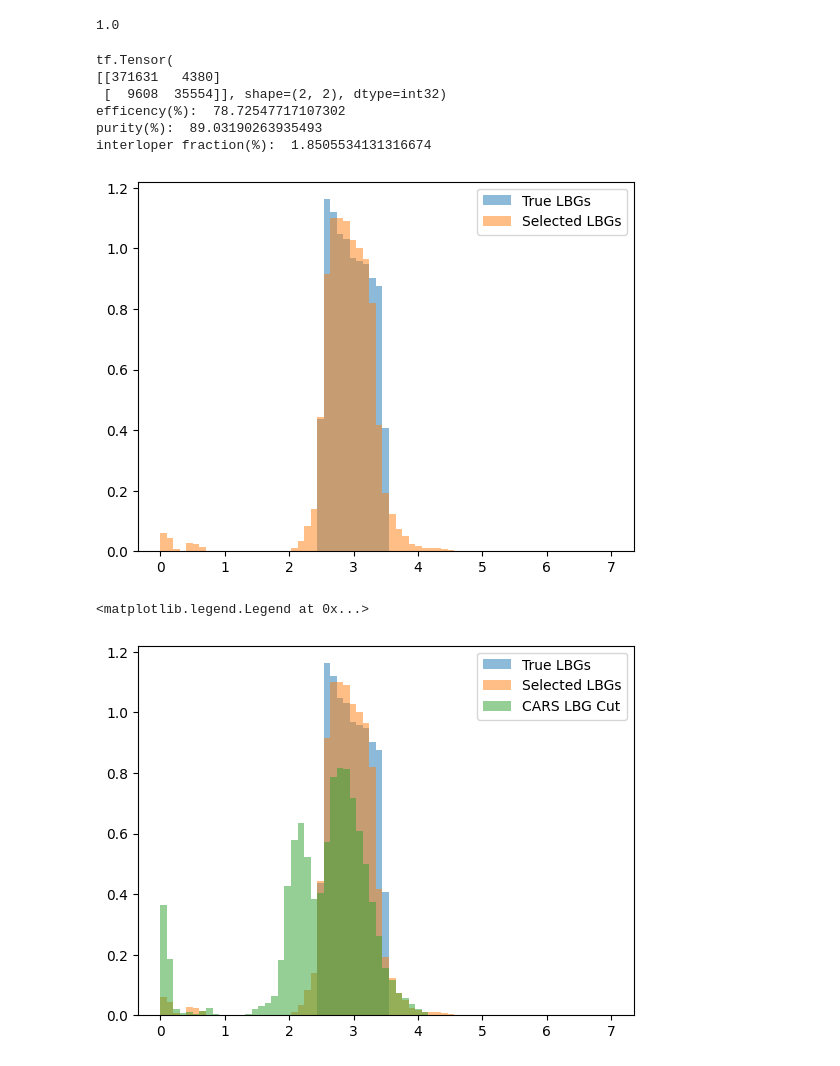
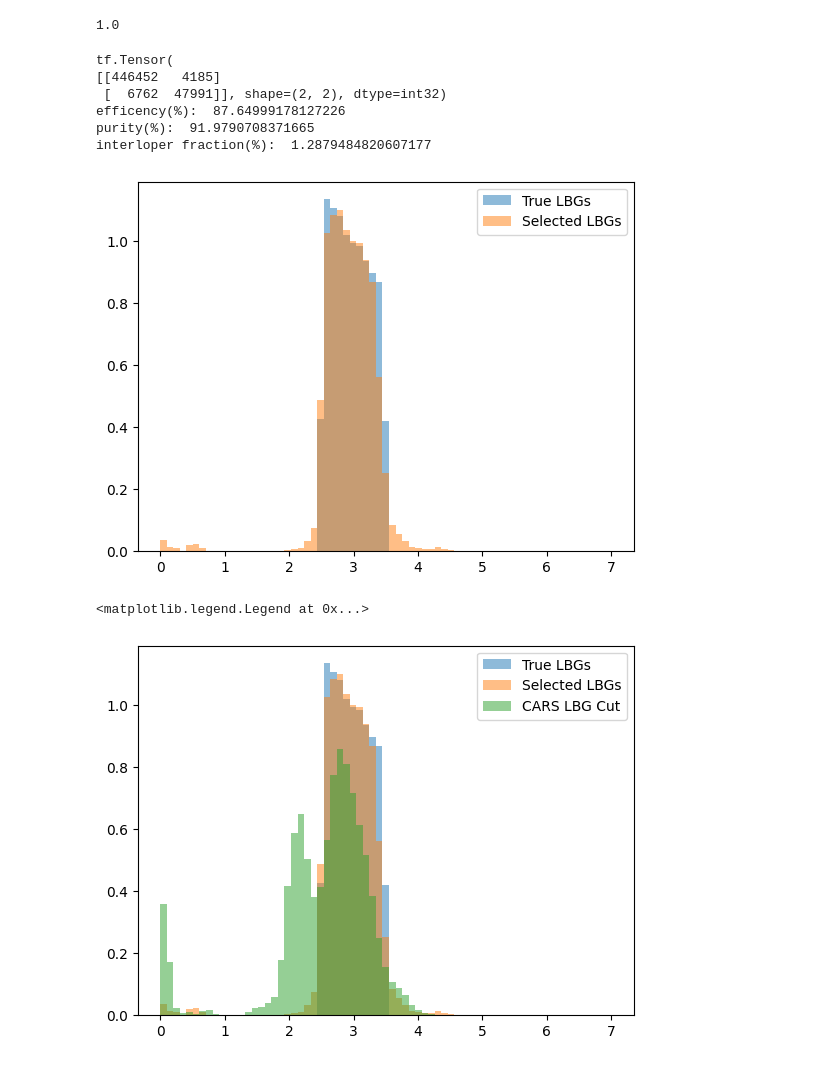
Before and after one commit to fpetri115/LBGoptimise, a Jupyter notebook: test_training_data.ipynb, the cells around one changed output. Drawn from its saved outputs; the diff is of its cells as text; code cells hidden in the pictures.

Commit message:
parameterise by colours

```diff
--- a/test_training_data.ipynb
+++ b/test_training_data.ipynb
@@ -9,7 +9,7 @@ sps_parameters = np.load("training_data/sps_parameters_150600000.npy")
 # %%
 photometry = np.load("training_data/photometry_150600000.npy")
 # %%
-nsamples = 50000000
+nsamples = 60000000
 full_params = sps_parameters[:nsamples, :]
 full_data = photometry[:nsamples, :]
 full_redshifts = full_params[:, 0]
@@ -49,7 +49,7 @@ def calculate_colours(photometry):
 # %%
 #From photometry want to predict label
 print(data.shape)
-features = calculate_colours(data)
+data = calculate_colours(data)
 
 
 dataset = tf.data.Dataset.from_tensor_slices((data, labels))
@@ -158,22 +158,21 @@ print("purity(%): ", float((cmatrix[1, 1]/(cmatrix[0,1]+cmatrix[1, 1]))*100)) #o
 print("interloper fraction(%): ", (ninterlopers/selected_lbgs.shape[0])*100)
 # %% [output]
 tf.Tensor(
-[[371631   4380]
- [  9608  35554]], shape=(2, 2), dtype=int32)
-efficency(%):  78.72547717107302
-purity(%):  89.03190263935493
-interloper fraction(%):  1.8505534131316674
+[[446452   4185]
+ [  6762  47991]], shape=(2, 2), dtype=int32)
+efficency(%):  87.64999178127226
+purity(%):  91.9790708371665
+interloper fraction(%):  1.2879484820607177
-[figure, old version]
+[figure, new version]
 # %%
 data_test = data[train_size:]
-data_test = calculate_colours(data_test)
 umg = data_test[:, 0]
 gmr = data_test[:, 1]
 selected_lbgs_trad = test_set_redshifts[np.where((gmr > -1.0) & (gmr < 1.2) & (umg > 0.75 + 1.5*gmr))[0]]
 plt.hist(test_set_lbgs, bins=z_bins, label="True LBGs", density=True, alpha=0.5)
 plt.hist(selected_lbgs, bins=z_bins, label="Selected LBGs", density=True, alpha=0.5)
 plt.hist(selected_lbgs_trad, bins=z_bins, label="CARS LBG Cut", density=True, alpha=0.5)
 plt.legend()
 # %% [output]
 <matplotlib.legend.Legend at 0x...>
-[figure, old version]
+[figure, new version]
```
Also changed, not shown: parts of 7 cells of this notebook.
